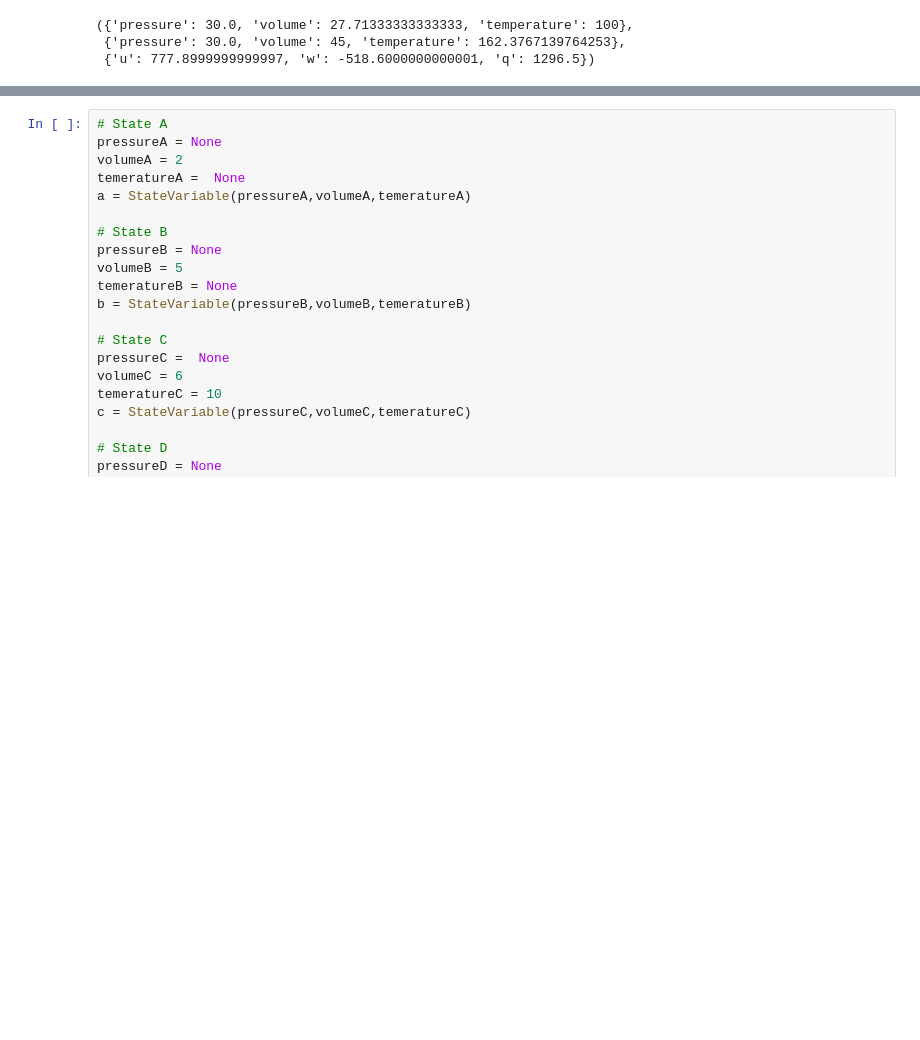
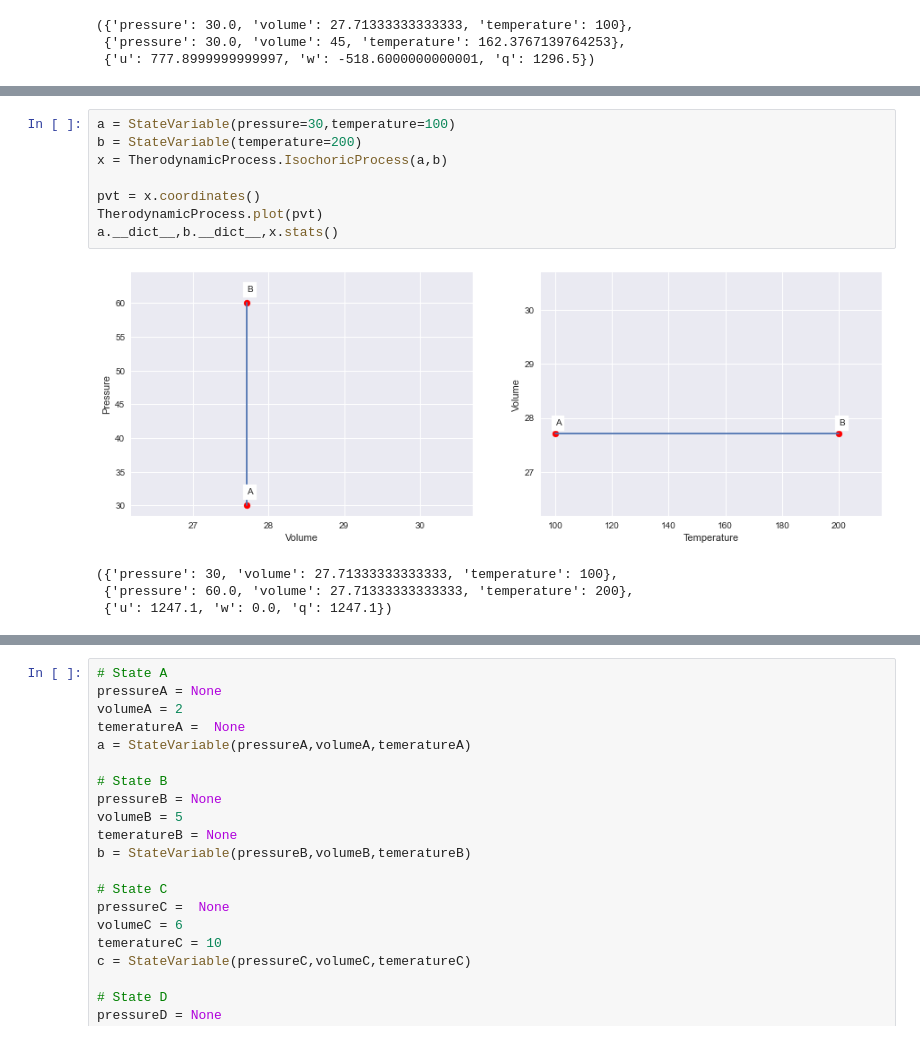
Before and after one commit to dvishal485/heat-engine, a Jupyter notebook: heat_engine.ipynb, the cells around one changed output, grey strips where cells are left out. Cells and saved outputs as stored; diff of their text form; blank space fills up the shorter version.

Commit message:
added guide for newly added processes

```diff
--- a/heat_engine.ipynb
+++ b/heat_engine.ipynb
@@ -96,0 +115,13 @@ a.__dict__,b.__dict__,x.stats()
+# %%
+a = StateVariable(pressure=30,temperature=100)
+b = StateVariable(temperature=200)
+x = TherodynamicProcess.IsochoricProcess(a,b)
+
+pvt = x.coordinates()
+TherodynamicProcess.plot(pvt)
+a.__dict__,b.__dict__,x.stats()
+# %% [output]
+[figure, added]
+({'pressure': 30, 'volume': 27.71333333333333, 'temperature': 100},
+ {'pressure': 60.0, 'volume': 27.71333333333333, 'temperature': 200},
+ {'u': 1247.1, 'w': 0.0, 'q': 1247.1})
```
Also changed, not shown: parts of 7 cells of this notebook.
